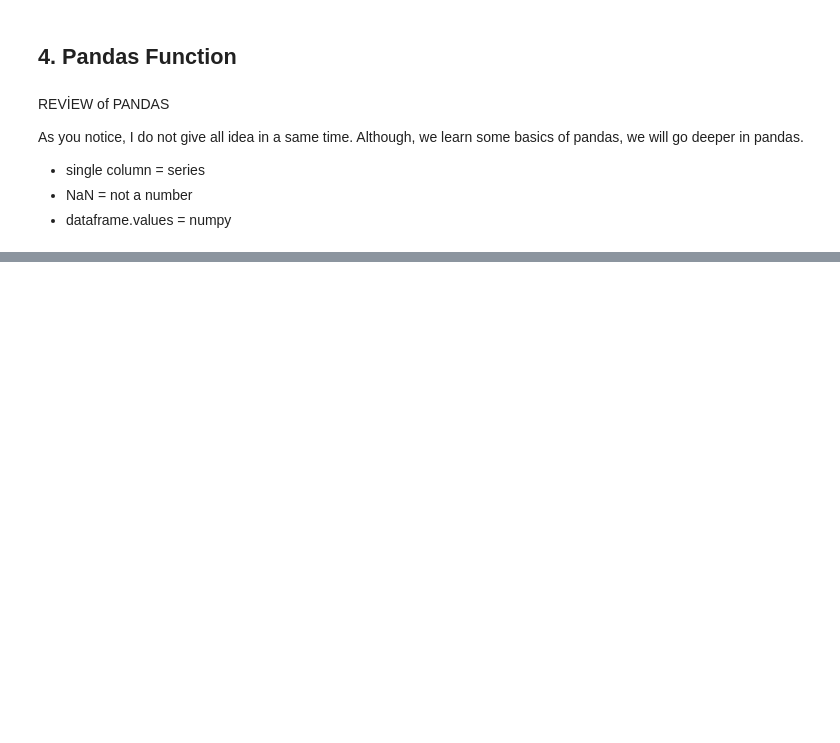
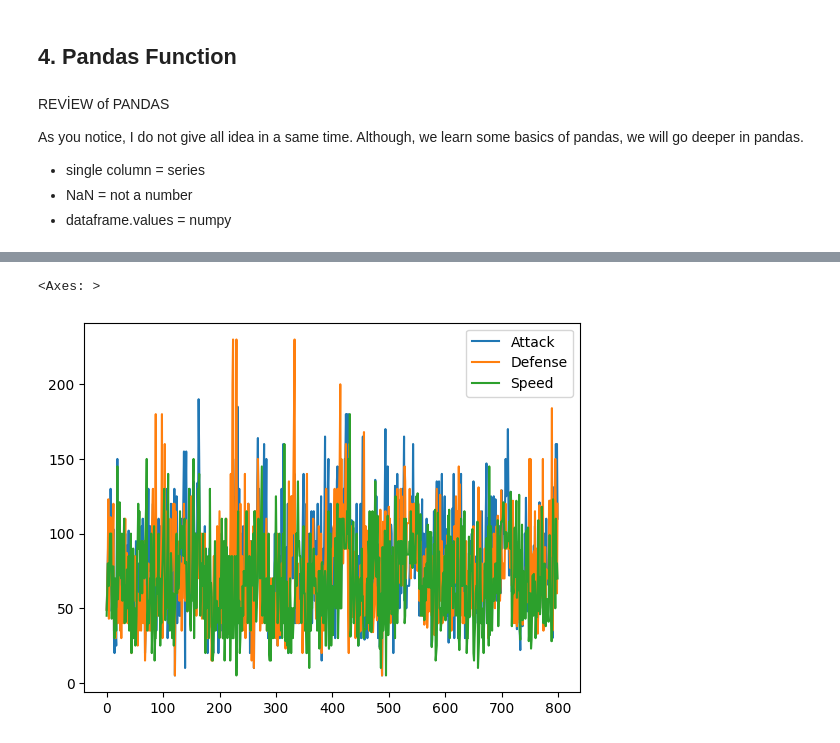
Before and after one commit to TOM-TITO-coder/data_science_first_step, a Jupyter notebook: python-ds/intro.ipynb, the cells around one changed output, grey strips where cells are left out. Drawn from its saved outputs; the diff is of its cells as text; code cells hidden in the pictures; blank space fills up the shorter version.

```diff
--- a/python-ds/intro.ipynb
+++ b/python-ds/intro.ipynb
@@ -947,0 +993,6 @@ BUILDING DATA FRAMES FROM SCRATCH
+# %%
+data1 = data.loc[:, ['Attack', 'Defense', 'Speed']]
+data1.plot()
+# %% [output]
+<Axes: >
+[figure, added]
```
Also changed, not shown: parts of 64 cells of this notebook, 1 other file.
